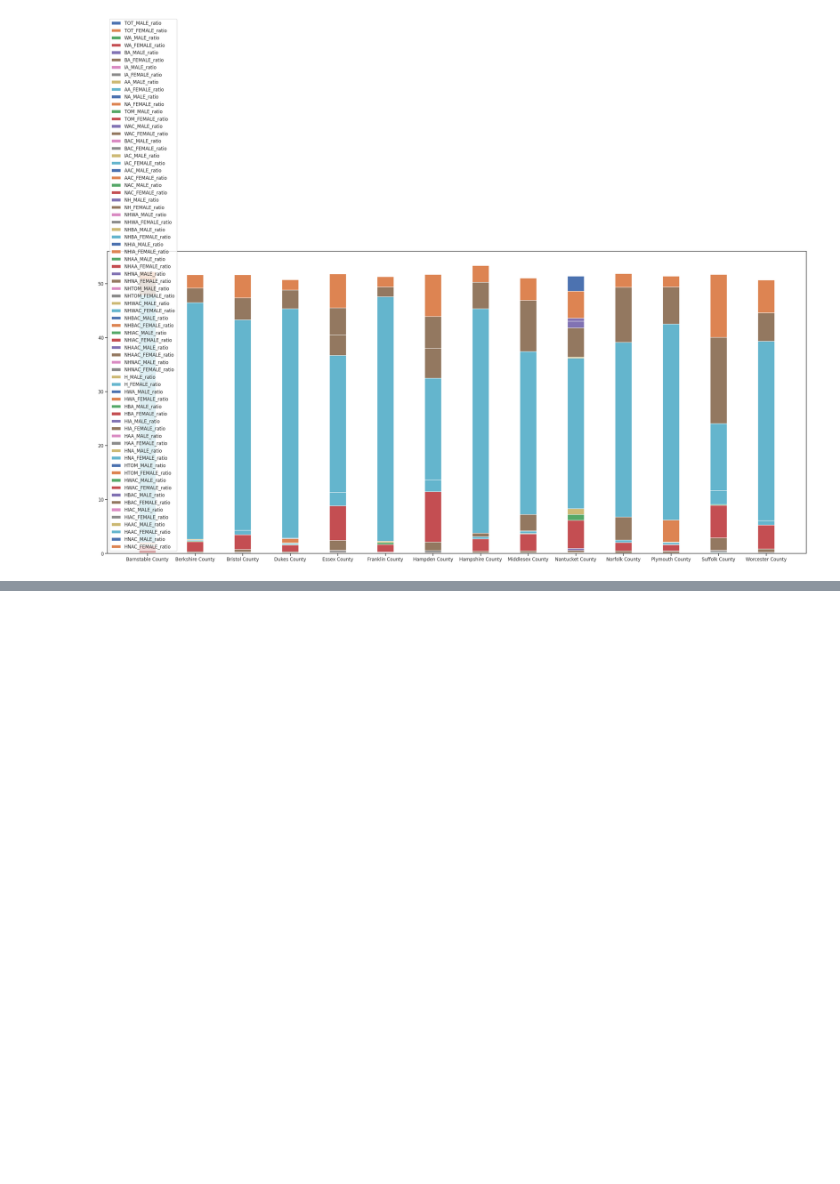
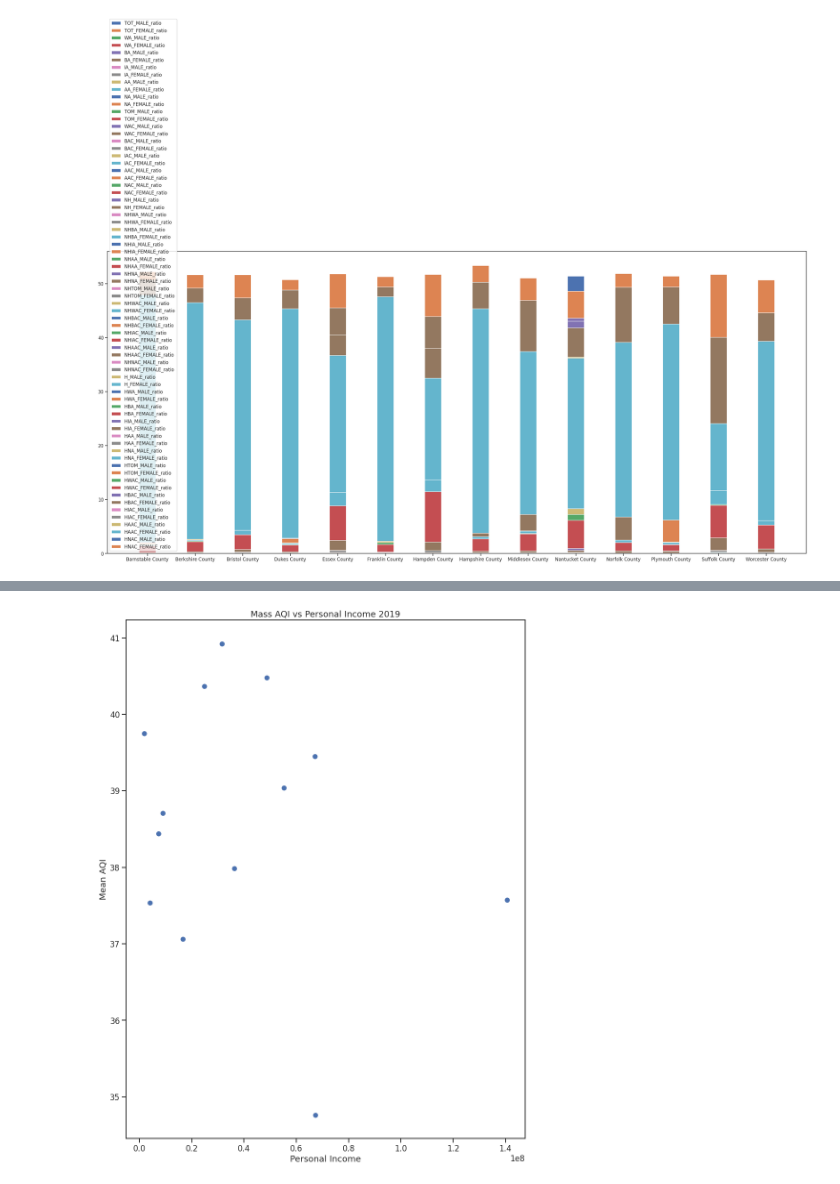
Before and after one commit to willkchan/Pollution-Forecast, a Jupyter notebook: src/preparation/Data_Wrangling2.ipynb, the cells around one changed output, grey strips where cells are left out. Drawn from its saved outputs; the diff is of its cells as text; code cells hidden in the pictures; blank space fills up the shorter version.

```diff
--- a/src/preparation/Data_Wrangling2.ipynb
+++ b/src/preparation/Data_Wrangling2.ipynb
@@ -271,0 +282,10 @@ mass_per_capita = county_mass_incomes.loc[county_mass_incomes.LineCode == 3.0]
+# %%
+mass_personal_inc.reset_index(inplace=True)
+mass_pop.reset_index(inplace=True)
+mass_per_capita.reset_index(inplace=True)
+
+personal_inc_cols_to_use = mass_personal_inc.columns.difference(mass_per_capita.columns)
+pop_cols_to_use = mass_pop.columns.difference(mass_per_capita.columns)
+
+mass_incomes = pd.concat([mass_per_capita, mass_personal_inc[personal_inc_cols_to_use], mass_pop[pop_cols_to_use]], axis=1)
+display(mass_incomes)
@@ -526,0 +729,7 @@ plt.show()
+# %%
+# combine them
+
+mass_inc_aqi_19 = pd.merge(mass_incomes, mass_aqi_19, on='GeoFIPS')
+mass_inc_aqi_dem_19 = pd.merge(mass_inc_aqi_19, mass_dem_ratio_19, on='GeoFIPS')
+
+display(mass_inc_aqi_dem_19)
@@ -526,0 +750,8 @@ plt.show()
+# %%
+# drop redundant columns
+# rename more descriptive names
+print(mass_inc_aqi_dem_19.columns)
+col_to_drop = ['SUMLEV', 'LineCode', 'GeoName', 'county Name', 'State Code', 'County Code', 'STATE', 'COUNTY', 'STNAME', 'YEAR', 'Region']
+mass_19_df = remove_col(mass_inc_aqi_dem_19, col_to_drop)
+display(mass_19_df)
+print(mass_19_df.columns)
@@ -526,0 +791,8 @@ plt.show()
+# %%
+#maybe make a mean aqi per a state
+# our target is aqi
+# we shhould group our data by counties then run aqis on them?
+
+df = mass_19_df.groupby('CTYNAME').mean()
+display(df)
+df.shape
@@ -526,0 +816,9 @@ plt.show()
+# %%
+fig, ax = plt.subplots(figsize=(15,20))
+
+plt.title('Mass AQI vs Personal Income 2019')
+plt.xlabel('Personal Income')
+plt.ylabel('Mean AQI')
+ax = plt.scatter(df['2019_personal_income'], df['AQI'], label='Personal Income')
+# %% [output]
+[figure, added]
```
Also changed, not shown: parts of 30 cells of this notebook, 1 other file.
